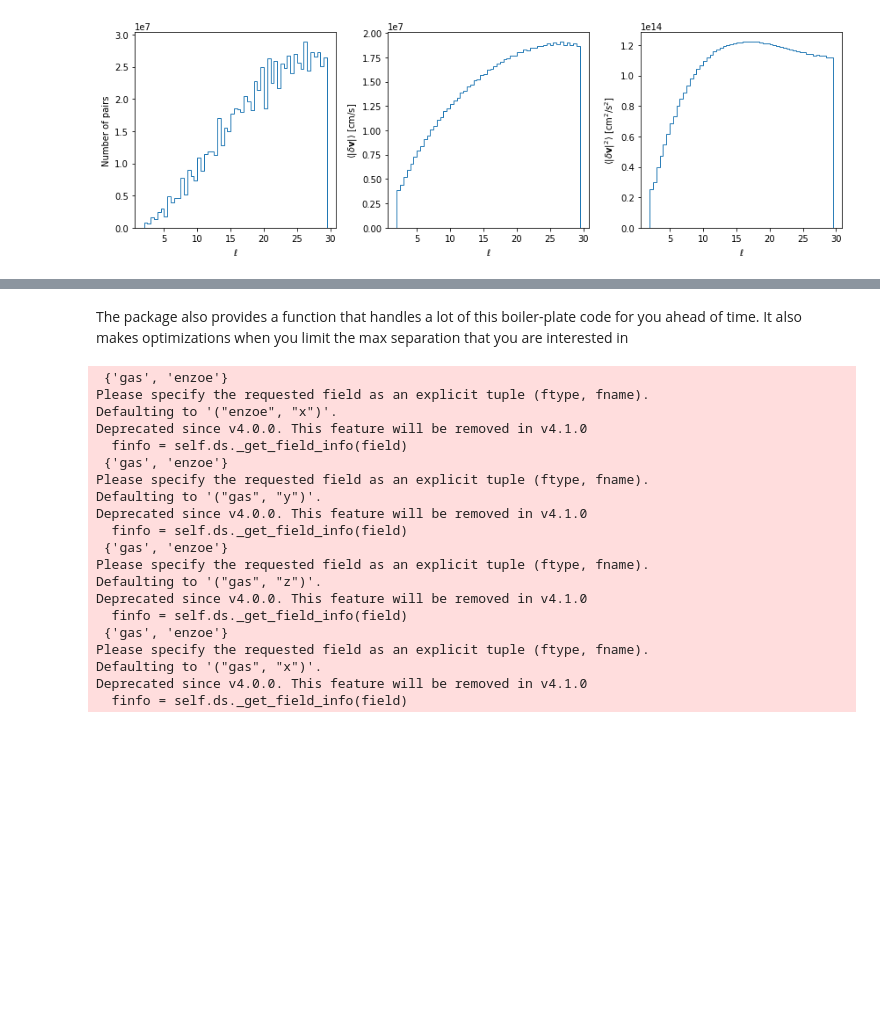
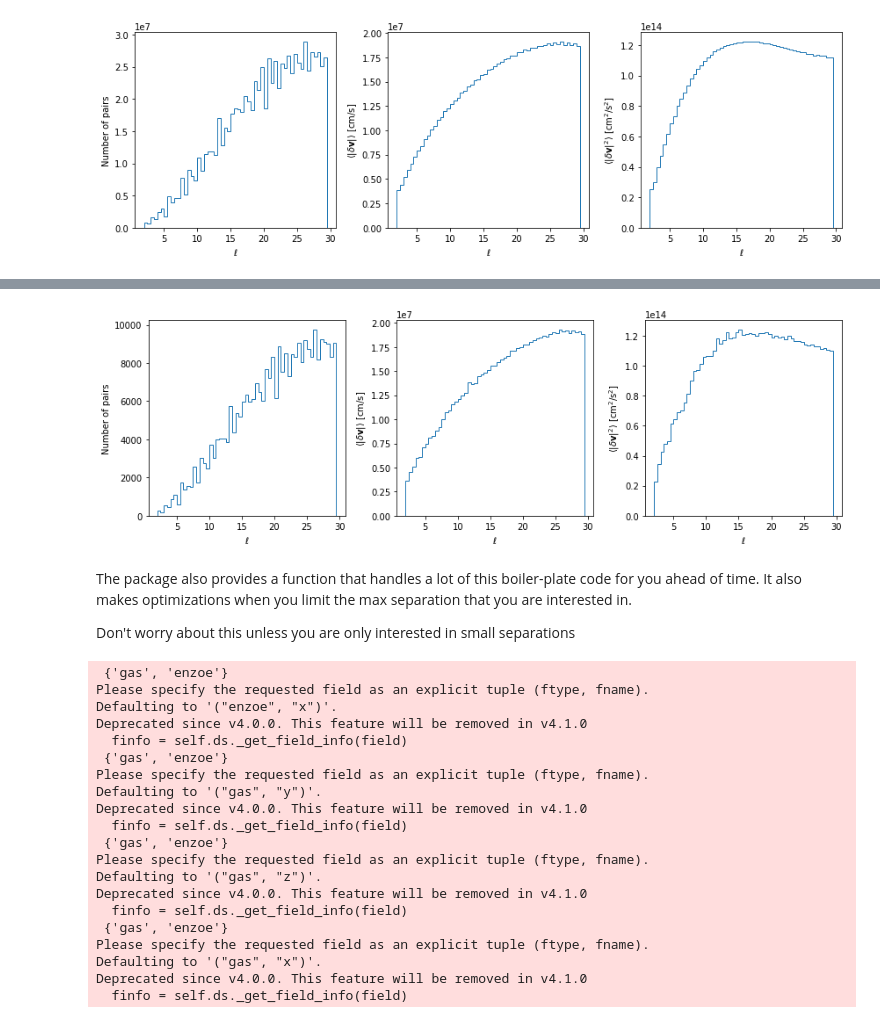
Before and after one commit to mabruzzo/pairstat, a Jupyter notebook: examples/Example.ipynb, the cells around one changed output, grey strips where cells are left out. Drawn from its saved outputs; the diff is of its cells as text; code cells hidden in the pictures; blank space fills up the shorter version.

Commit message:
showing how to randomly sample some points.

```diff
--- a/examples/Example.ipynb
+++ b/examples/Example.ipynb
@@ -155,3 +159,69 @@ fig.tight_layout()
 CPU times: user 22.3 s, sys: 36.3 ms, total: 22.4 s
 Wall time: 22.2 s
 [figure]
+# %%
+%%time
+
+def randomly_select(data, maxpoints = 1000, pos_units = 'pc',
+                    vel_units = 'cm/s'):
+    """
+    Returns arrays of positions and velocities that can be
+    used with velocity structure function
+
+    Parameters
+    ----------
+    data
+        This is the data source. This is like one of the objects you
+        would get with yt from calling ds.all_data() or ds.cut_region()
+    """
+    # initial number of points (without randomly sampling)
+    npoints = data["index", "x"].size
+
+    if maxpoints >= npoints:
+        idx = slice(None)
+    else:
+        idx = np.random.permutation(npoints)[:int(maxpoints)]
+
+    pos = np.array(
+        [region["index", ii][idx].to('pc').ndarray_view() \
+        for ii in ['x', 'y', 'z']]
+    )
+    vel = np.array(
+        [region["gas", "velocity_" + ii][idx].to(vel_units).ndarray_view() \
+        for ii in ['x', 'y', 'z']]
+    )
+    return pos,vel
+
+
+left_edge = yt.YTArray([-20,-20,-20], 'pc')
+right_edge = left_edge * -1
+
+region = ds.box(left_edge = left_edge, right_edge = right_edge)
+
+pos,vel = randomly_select(region, maxpoints = 1000, pos_units = 'pc',
+                         vel_units = 'cm/s')
+print(pos.shape)
+
+# you might want to do this to avoid running out of memory
+#ds.index.clear_all_data()
+
+result_dict = vsf_props(pos_a = pos, pos_b = None,
+                        vel_a = vel, vel_b = None,
+                        dist_bin_edges = dist_bin_edges,
+                        stat_kw_pairs = [('variance', {})],
+                        nproc = 1)[0]
+
+fig, ax_arr = plt.subplots(1,3, figsize = (12,4), sharex=True)
+
+plot_binned_data(ax_arr[0], dist_bin_edges, result_dict['counts'])
+ax_arr[0].set_ylabel('Number of pairs')
+plot_binned_data(ax_arr[1], dist_bin_edges, result_dict['mean'])
+ax_arr[1].set_ylabel(r'$\langle|\delta{\bf v}|\rangle$ [${\rm cm}/{\rm s}$]')
+plot_binned_data(ax_arr[2], dist_bin_edges, result_dict['variance'])
+ax_arr[2].set_ylabel(r'$\langle|\delta{\bf v}|^2\rangle$ [${\rm cm}^2/{\rm s}^2$]')
+
+for ax in ax_arr:
+    ax.set_xlabel(r'$\ell$')
+
+fig.tight_layout()
+# %% [output]
@@ -158,5 +231,8 @@ Wall time: 22.2 s
+[figure, added]
 # %% [markdown]
-The package also provides a function that handles a lot of this boiler-plate code for you ahead of time. It also makes optimizations when you limit the max separation that you are interested in
+The package also provides a function that handles a lot of this boiler-plate code for you ahead of time. It also makes optimizations when you limit the max separation that you are interested in.
+
+Don't worry about this unless you are only interested in small separations
 # %%
 from pyvsf.small_dist_sf_props import (
     small_dist_sf_props,
```
Also changed, not shown: parts of 2 cells of this notebook.
